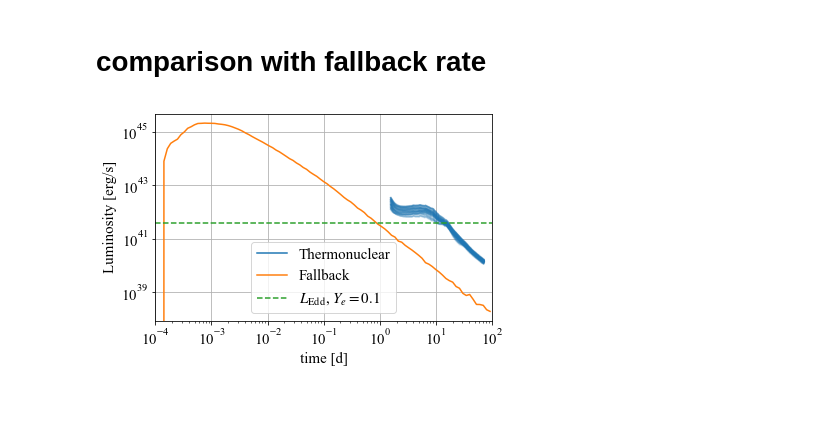
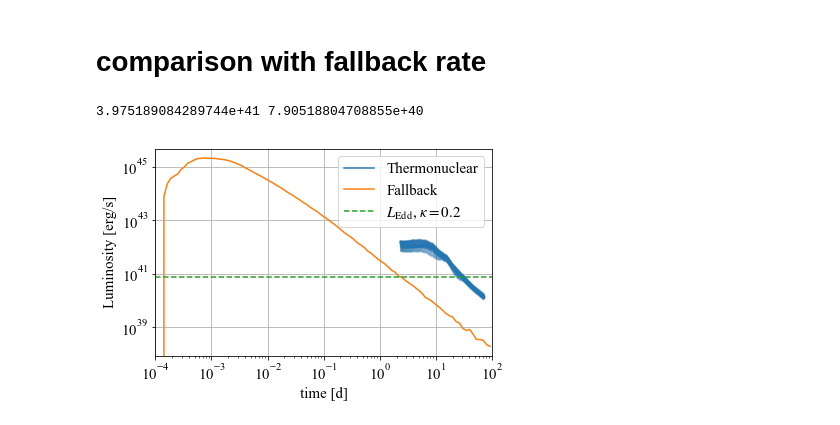
Before and after one commit to KjrKwn/photons, a Jupyter notebook: analysis/python/plot_resolution_compare.ipynb, the cells around one changed output. Saved outputs shown, nothing was run; the diff lists cells and outputs as text; code cells hidden in the pictures.

```diff
--- a/analysis/python/plot_resolution_compare.ipynb
+++ b/analysis/python/plot_resolution_compare.ipynb
@@ -630,9 +633,12 @@ def give_center_of_bin(bin_with_edge, logscale=True):
         bin_center = 10 ** bin_center
     return bin_center
 
-def Eddington_lum(Mbh, eta=0.1, Ye=0.5):
+def Eddington_lum(Mbh, eta=0.1, kappa=None, Ye=0.5):
     """return (Eddington luminosity, Eddinton accretion rate)"""
-    Ledd = 4 * np.pi * c.G * Mbh * c.m_p * c.c / c.sigma_T / Ye
+    if kappa is None:
+        Ledd = 4 * np.pi * c.G * Mbh * c.m_p * c.c / c.sigma_T / Ye
+    else:
+        Ledd = 4 * np.pi * c.G * Mbh * c.c / kappa
     MdotEdd = Ledd * c.c ** (-2) / eta
     return Ledd.cgs.value, MdotEdd.cgs.value
 
@@ -668,7 +674,11 @@ time_bin = np.logspace(-4, 2, 100) * u.d
 time_bin_center = give_center_of_bin(time_bin, logscale=True)
 mdot_ = calc_accretion_rate(data_sph, Mbh, time_bin)
 
-Ledd = Eddington_lum(Mbh, Ye=0.1)[0]
+Ledd_ = Eddington_lum(Mbh, Ye=0.1)[0]
+Ledd = Eddington_lum(Mbh, kappa=0.2 * u.g /u.cm/u.cm)[0]
+print(Ledd_, Ledd)
+# %% [output]
+3.975189084289744e+41 7.90518804708855e+40
 # %%
 xmin_, xmax_ = time_bin.to(u.d).value.min(), time_bin.to(u.d).value.max()
 
@@ -676,34 +686,34 @@ fig = plt.figure()
 ax = plt.gca()
 
 first = True
-lc_ = lc_maeda_high_bol[:-2]
+lc_ = lc_maeda_high_bol[9:-2]
 for i in range(lc_.thetas.size):
     for j in range(lc_.phis.size):
-            ax.loglog(lc_.times * spectra_shifted_high.Doppler_shift_intrinsic[i,j], lc_.data[:,i,j], alpha=0.1, color="C0", label=label)
+            ax.loglog(lc_.times * spectra_shifted_high.Doppler_shift_intrinsic[i,j], lc_.data[:,i,j], alpha=0.03, color="C0", label="")
 
 
 ax.loglog((time_bin_center * u.s).to(u.d) , 0.1 * mdot_ * c.c**2, color="C1", label="Fallback")
 
-ax.plot([xmin_, xmax_], [Ledd, Ledd], color="C2", label=r"$L_{\rm {Edd}}$, $Y_e=0.1$", ls=lss[1])
+ax.plot([xmin_, xmax_], [Ledd, Ledd], color="C2", label=r"$L_{\rm {Edd}}$, $\kappa=0.2$", ls=lss[1])
 
 plt.xlabel("time [d]")
 plt.ylabel("Luminosity [erg/s]")
 plt.xlim(xmin_, xmax_)
 
 handles, labels = ax.get_legend_handles_labels()
 handles0 = [Line2D([1e10], [1e10], label="Thermonuclear", color="C0")]
 labels0 = ["Thermonuclear"]
 handles0.extend(handles)
 labels0.extend(labels)
 handles = handles0
 labels = labels0
 ax.legend(handles, labels, loc="best")
 
 plt.grid()
 
 fig.tight_layout()
 plt.savefig("figs/hewd/compare_fallback.pdf", dpi=300)
 plt.show()
 plt.close()
 # %% [output]
-[figure, old version]
+[figure, new version]
```
Also changed, not shown: parts of 8 cells of this notebook, 1 other file.
